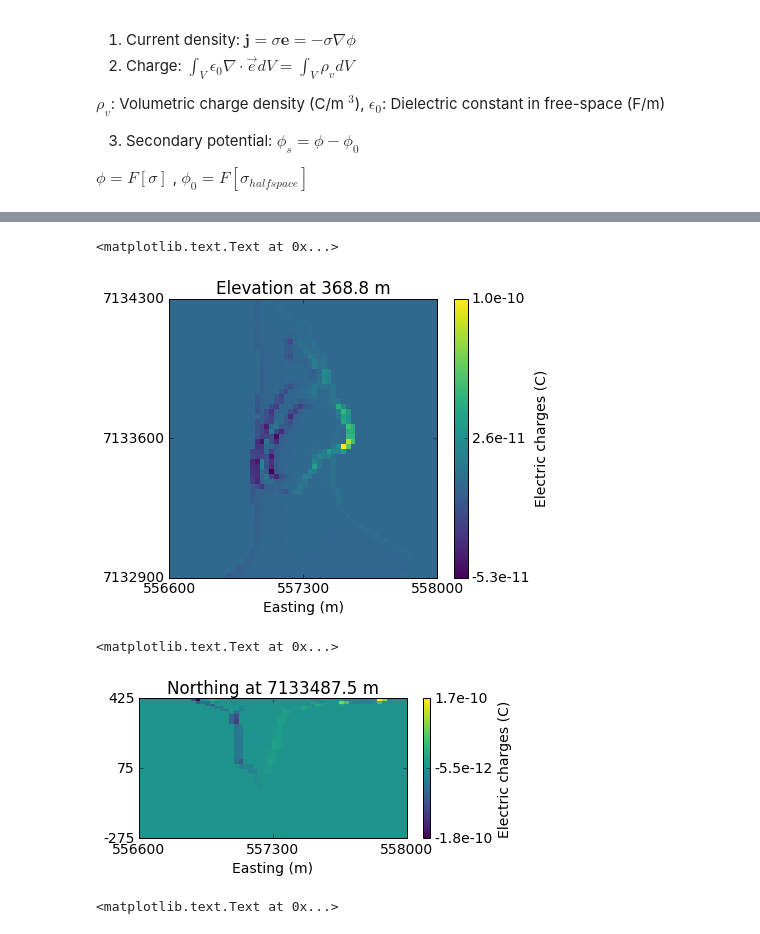
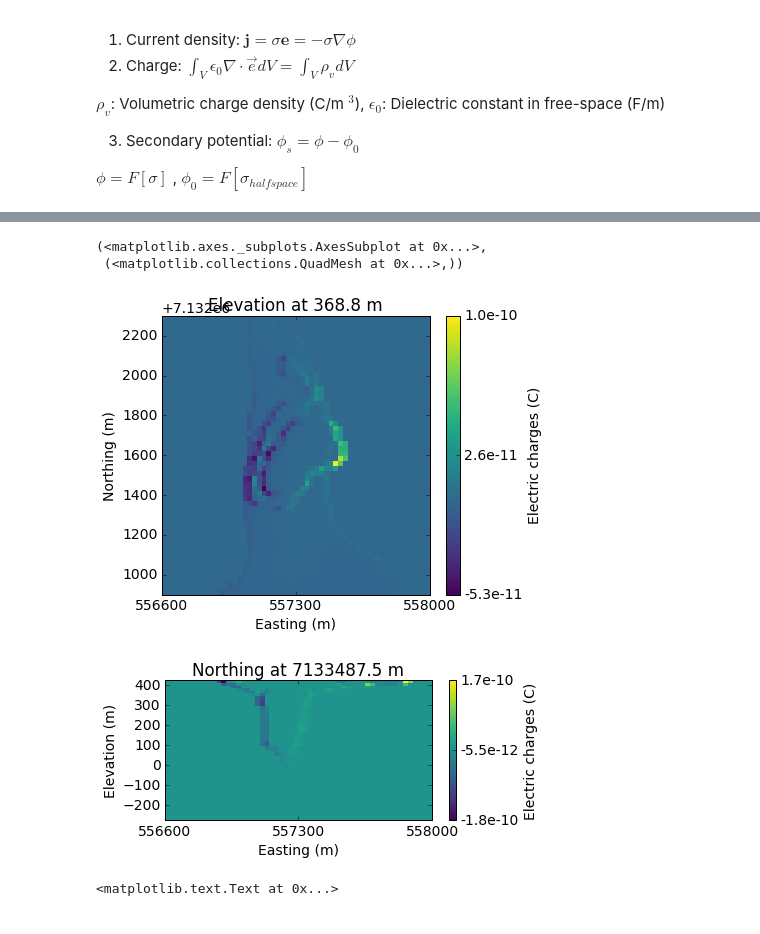
Before and after one commit to simpeg/presentations, a Jupyter notebook: SciPy2016/notebooks/DC/DCinv_Gradient_singleSrc.ipynb, the cells around one changed output, grey strips where cells are left out. Saved outputs shown, nothing was run; the diff lists cells and outputs as text; code cells hidden in the pictures.

Commit message:
Finalize DC-IP figures

```diff
--- a/SciPy2016/notebooks/DC/DCinv_Gradient_singleSrc.ipynb
+++ b/SciPy2016/notebooks/DC/DCinv_Gradient_singleSrc.ipynb
@@ -161,16 +165,14 @@ vizEJ(mesh, sigma, 25, f=f, airind=airind, src=src1, normal="Y", ftype="J", xc=x
 # %%
-ax = vizEJ(mesh, sigma, 28, f=f, airind=airind, src=src1, normal="Z", ftype="charg", xc=xc, yc=yc, zc=zc)
-ax.set_ylabel('')
+vizEJ(mesh, sigma, 28, f=f, airind=airind, src=src1, normal="Z", ftype="charg", xc=xc, yc=yc, zc=zc)
+# ax.set_ylabel('')
 # %% [output]
-<matplotlib.text.Text at 0x...>
+(<matplotlib.axes._subplots.AxesSubplot at 0x...>,
+ (<matplotlib.collections.QuadMesh at 0x...>,))
-[figure, old version]
+[figure, new version]
 # %%
 ax = vizEJ(mesh, sigma, 26, f=f, airind=airind, src=src1, normal="Y", ftype="charg", xc=xc, yc=yc, zc=zc)
-# ax.set_yticks([])
-ax.set_ylabel('')
 # %% [output]
-<matplotlib.text.Text at 0x...>
-[figure, old version]
+[figure, new version]
 # %%
 #anomalous potential
 phi_sec = f[src1, "phi"] - f0[src1, "phi"]
```
Also changed, not shown: parts of 13 cells of this notebook, 13 other files.
